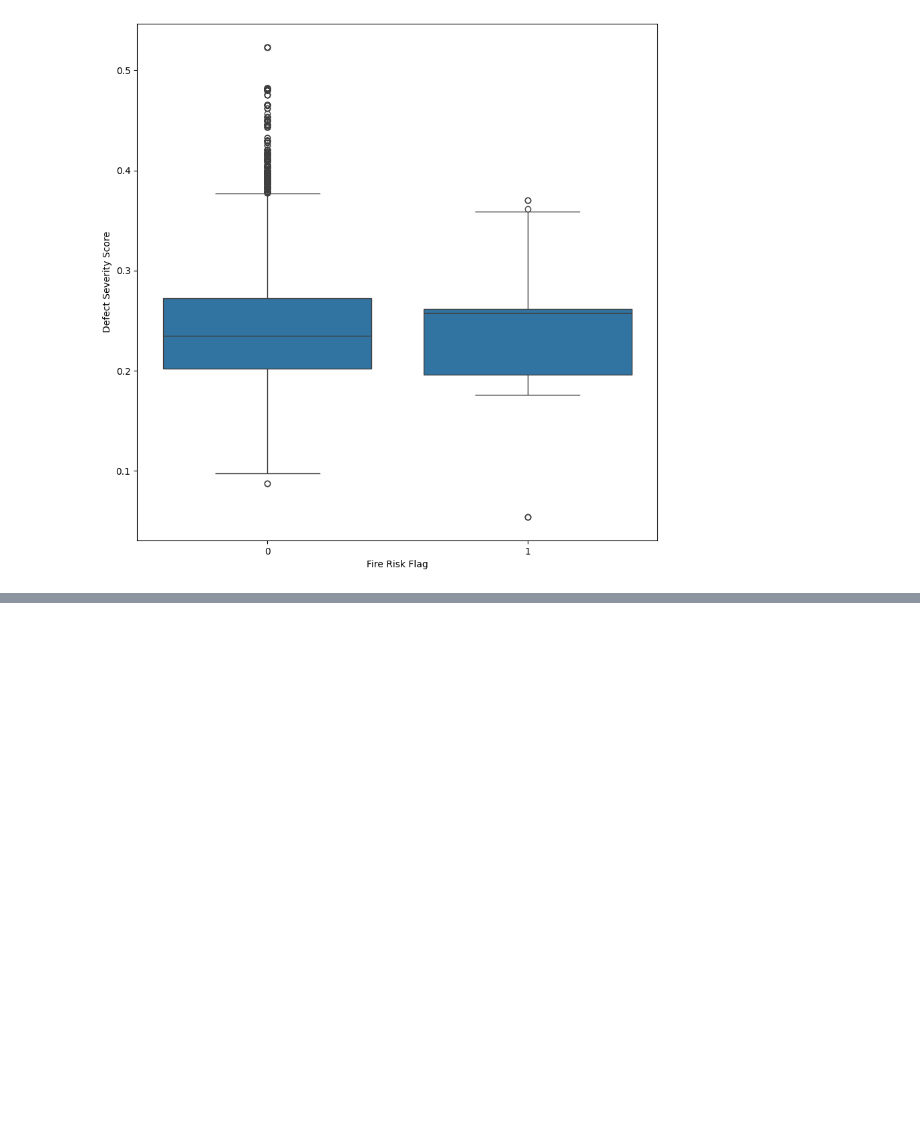
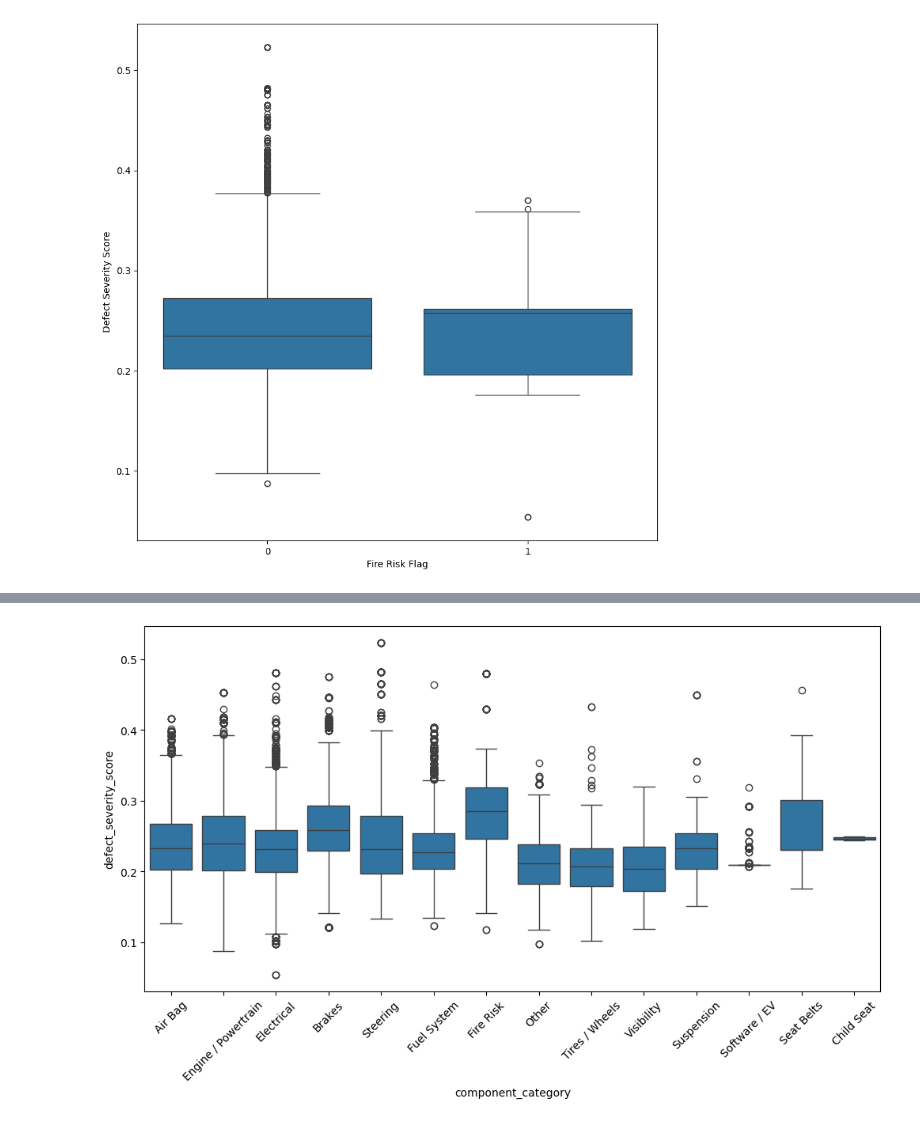
Before and after one commit to djmans630/DSC148_Project, a Jupyter notebook: DSC148_Final_Project_Dayoung.ipynb, the cells around one changed output, grey strips where cells are left out. Drawn from its saved outputs; the diff is of its cells as text; code cells hidden in the pictures; blank space fills up the shorter version.

```diff
--- a/DSC148_Final_Project_Dayoung.ipynb
+++ b/DSC148_Final_Project_Dayoung.ipynb
@@ -1,7 +1,9 @@
 # %%
 import pandas as pd
+import seaborn as sns
+import matplotlib.pyplot as plt
 
-df = pd.read_csv('vehicle_safety.csv')
+df = pd.read_csv('nhtsa_vehicle_safety_recall_intelligence_ultimate.csv')
 # %%
 df.head()
 # %% [output]
@@ -271,0 +388,13 @@ plt.show()
+# %%
+plt.figure(figsize=(12,6))
+
+sns.boxplot(
+    data=df,
+    x='component_category',
+    y='defect_severity_score'
+)
+
+plt.xticks(rotation=45)
+plt.show()
+# %% [output]
+[figure, added]
```
Also changed, not shown: parts of 11 cells of this notebook.
